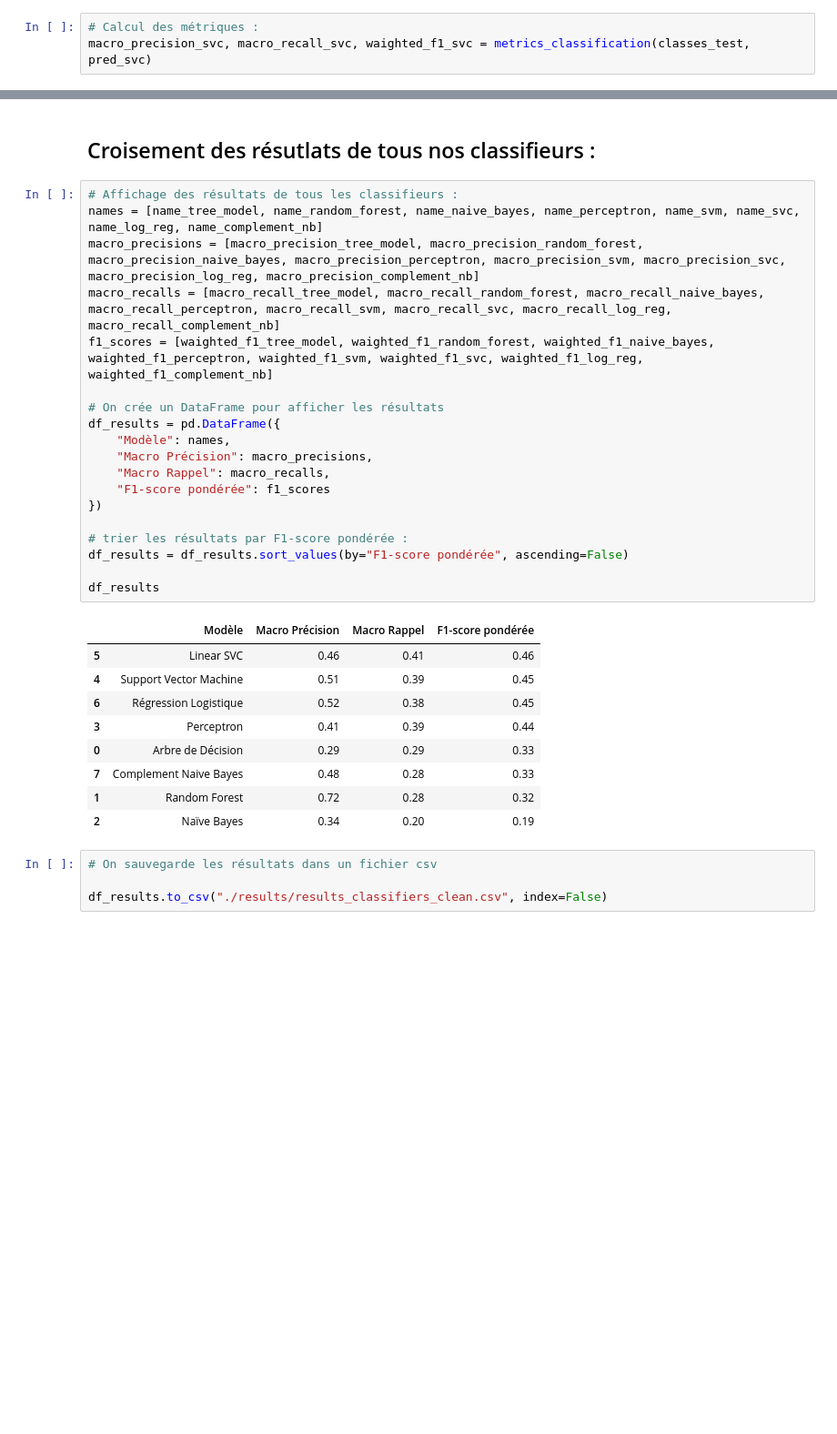
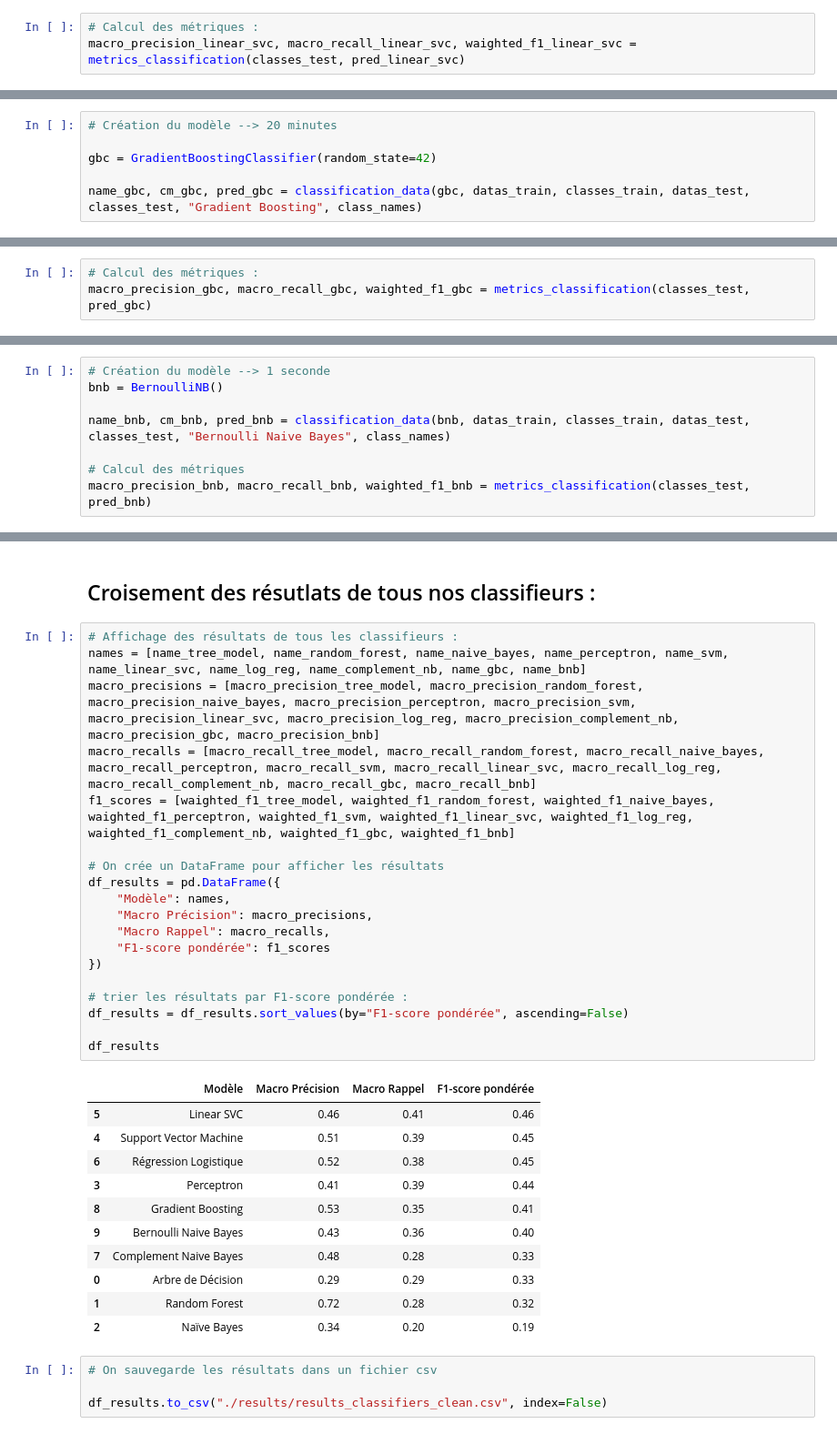
Before and after one commit to Lise-Brisset/projet_DEFT2009_ML2024, a Jupyter notebook: classifier.ipynb, the cells around one changed output, grey strips where cells are left out. Shown: that part at 91% size. Cells and saved outputs as stored; diff of their text form; blank space fills up the shorter version.

Commit message:
fix: modification du classifier.ipynb

```diff
--- a/classifier.ipynb
+++ b/classifier.ipynb
@@ -352,7 +349,7 @@ Accuracy: 0.4751273012142577
 [figure]
 # %%
 # Calcul des métriques :
-macro_precision_svc, macro_recall_svc, waighted_f1_svc = metrics_classification(classes_test, pred_svc)
+macro_precision_linear_svc, macro_recall_linear_svc, waighted_f1_linear_svc = metrics_classification(classes_test, pred_linear_svc)
 # %% [output]
 Macro Précision : 0.46
 Macro Rappel : 0.41
@@ -435,0 +437,6 @@ F1-score pondérée : 0.33
+# %%
+# Création du modèle --> 20 minutes
+
+gbc = GradientBoostingClassifier(random_state=42)
+
+name_gbc, cm_gbc, pred_gbc = classification_data(gbc, datas_train, classes_train, datas_test, classes_test, "Gradient Boosting", class_names)
@@ -435,0 +461,3 @@ F1-score pondérée : 0.33
+# %%
+# Calcul des métriques :
+macro_precision_gbc, macro_recall_gbc, waighted_f1_gbc = metrics_classification(classes_test, pred_gbc)
@@ -435,0 +472,8 @@ F1-score pondérée : 0.33
+# %%
+# Création du modèle --> 1 seconde
+bnb = BernoulliNB()
+
+name_bnb, cm_bnb, pred_bnb = classification_data(bnb, datas_train, classes_train, datas_test, classes_test, "Bernoulli Naive Bayes", class_names)
+
+# Calcul des métriques
+macro_precision_bnb, macro_recall_bnb, waighted_f1_bnb = metrics_classification(classes_test, pred_bnb)
@@ -437,31 +502,33 @@ F1-score pondérée : 0.33
 ## Croisement des résutlats de tous nos classifieurs :
 # %%
 # Affichage des résultats de tous les classifieurs :
-names = [name_tree_model, name_random_forest, name_naive_bayes, name_perceptron, name_svm, name_svc, name_log_reg, name_complement_nb]
-macro_precisions = [macro_precision_tree_model, macro_precision_random_forest, macro_precision_naive_bayes, macro_precision_perceptron, macro_precision_svm, macro_precision_svc, macro_precision_log_reg, macro_precision_complement_nb]
-macro_recalls = [macro_recall_tree_model, macro_recall_random_forest, macro_recall_naive_bayes, macro_recall_perceptron, macro_recall_svm, macro_recall_svc, macro_recall_log_reg, macro_recall_complement_nb]
-f1_scores = [waighted_f1_tree_model, waighted_f1_random_forest, waighted_f1_naive_bayes, waighted_f1_perceptron, waighted_f1_svm, waighted_f1_svc, waighted_f1_log_reg, waighted_f1_complement_nb]
+names = [name_tree_model, name_random_forest, name_naive_bayes, name_perceptron, name_svm, name_linear_svc, name_log_reg, name_complement_nb, name_gbc, name_bnb]
+macro_precisions = [macro_precision_tree_model, macro_precision_random_forest, macro_precision_naive_bayes, macro_precision_perceptron, macro_precision_svm, macro_precision_linear_svc, macro_precision_log_reg, macro_precision_complement_nb, macro_precision_gbc, macro_precision_bnb]
+macro_recalls = [macro_recall_tree_model, macro_recall_random_forest, macro_recall_naive_bayes, macro_recall_perceptron, macro_recall_svm, macro_recall_linear_svc, macro_recall_log_reg, macro_recall_complement_nb, macro_recall_gbc, macro_recall_bnb]
+f1_scores = [waighted_f1_tree_model, waighted_f1_random_forest, waighted_f1_naive_bayes, waighted_f1_perceptron, waighted_f1_svm, waighted_f1_linear_svc, waighted_f1_log_reg, waighted_f1_complement_nb, waighted_f1_gbc, waighted_f1_bnb]
 
 # On crée un DataFrame pour afficher les résultats
 df_results = pd.DataFrame({
     "Modèle": names,
     "Macro Précision": macro_precisions,
     "Macro Rappel": macro_recalls,
     "F1-score pondérée": f1_scores
 })
 
 # trier les résultats par F1-score pondérée :
 df_results = df_results.sort_values(by="F1-score pondérée", ascending=False)
 
 df_results
 # %% [output]
 |  | Modèle | Macro Précision | Macro Rappel | F1-score pondérée |
 | 5 | Linear SVC | 0.46 | 0.41 | 0.46 |
 | 4 | Support Vector Machine | 0.51 | 0.39 | 0.45 |
 | 6 | Régression Logistique | 0.52 | 0.38 | 0.45 |
 | 3 | Perceptron | 0.41 | 0.39 | 0.44 |
+| 8 | Gradient Boosting | 0.53 | 0.35 | 0.41 |
+| 9 | Bernoulli Naive Bayes | 0.43 | 0.36 | 0.40 |
+| 7 | Complement Naive Bayes | 0.48 | 0.28 | 0.33 |
 | 0 | Arbre de Décision | 0.29 | 0.29 | 0.33 |
-| 7 | Complement Naive Bayes | 0.48 | 0.28 | 0.33 |
 | 1 | Random Forest | 0.72 | 0.28 | 0.32 |
 | 2 | Naïve Bayes | 0.34 | 0.20 | 0.19 |
 # %%
```
Also changed, not shown: parts of 17 cells of this notebook.
